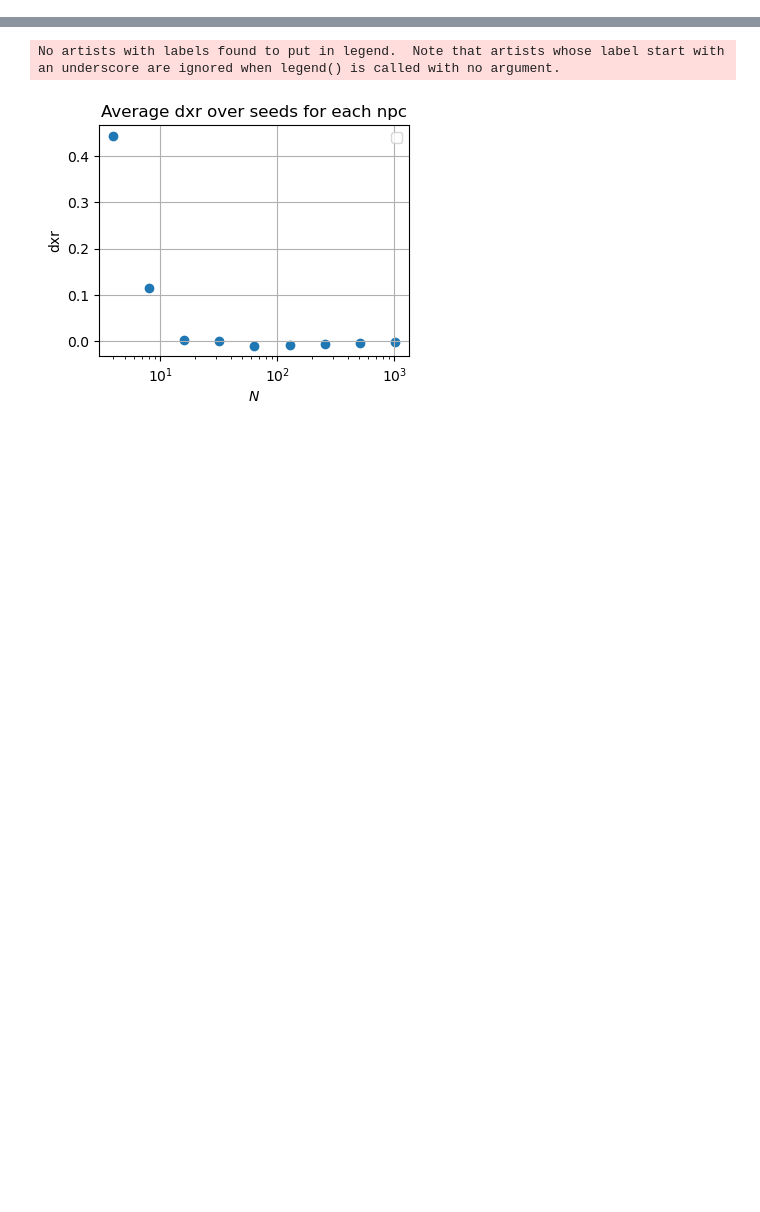
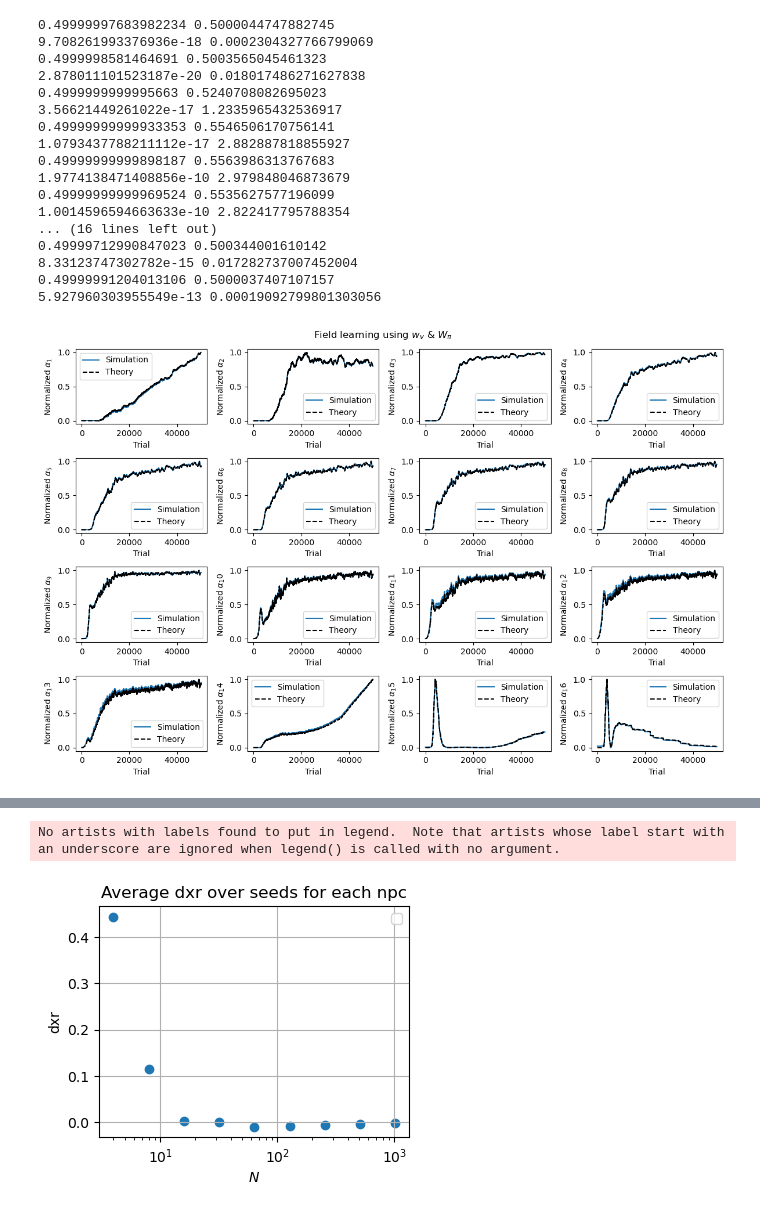
Before and after one commit to mgkumar138/online_pf_learning, a Jupyter notebook: online/1D/analyze_dx.ipynb, the cells around one changed output, grey strips where cells are left out. Drawn from its saved outputs; the diff is of its cells as text; code cells hidden in the pictures; blank space fills up the shorter version.

```diff
--- a/online/1D/analyze_dx.ipynb
+++ b/online/1D/analyze_dx.ipynb
@@ -165,0 +166,50 @@ print(dxrs[:,0,-1])
+# %%
+def normalize_values(x):
+    maxval = np.max(x)
+    minval = np.min(x)
+    print(minval, maxval)
+    return (x-minval)/(maxval-minval)
+
+trial_max = 50000
+f,ax = plt.subplots(4,4, figsize=(12,8))
+f.suptitle('Field learning using $w_v$ & $W_{\pi}$')
+ax = ax.flatten()
+for n in np.arange(16):
+    sim = normalize_values(alphas[:trial_max,n])
+    theory = normalize_values(values[:trial_max,n,0]**2)
+    ax[n].plot(np.arange(trial_max), sim)
+    ax[n].plot(np.arange(trial_max), theory, linestyle='--',color='k')
+
+    ax[n].plot([],[],label='Simulation',color='tab:blue')
+    ax[n].plot([],[], linestyle='--',label='Theory',color='k')
+
+    # diff = abs(sim-theory)
+    # plt.plot(np.arange(trial_max), diff)
+    i = n+1
+    ax[n].set_ylabel(f'Normalized $\\alpha_{i}$')
+    ax[n].set_xlabel('Trial')
+    ax[n].legend()
+
+f.tight_layout()
+# ax = plt.twinx()
+# ax.plot(np.arange(trial_max), moving_average(latencys,100)[:trial_max], color='tab:orange')
+# ax.set_ylabel('Latency')
+# %% [output]
+0.49999997683982234 0.5000044747882745
+9.708261993376936e-18 0.0002304327766799069
+0.4999998581464691 0.5003565045461323
+2.878011101523187e-20 0.018017486271627838
+0.4999999999995663 0.5240708082695023
+3.56621449261022e-17 1.2335965432536917
+0.49999999999933353 0.5546506170756141
+1.0793437788211112e-17 2.882887818855927
+0.49999999999898187 0.5563986313767683
+1.9774138471408856e-10 2.979848046873679
+0.49999999999969524 0.5535627577196099
+1.0014596594663633e-10 2.822417795788354
+... (16 lines left out)
+0.49999712990847023 0.500344001610142
+8.33123747302782e-15 0.017282737007452004
+0.49999991204013106 0.5000037407107157
+5.927960303955549e-13 0.00019092799801303056
+[figure, added]
```
Also changed, not shown: parts of 12 cells of this notebook, 35 other files.
